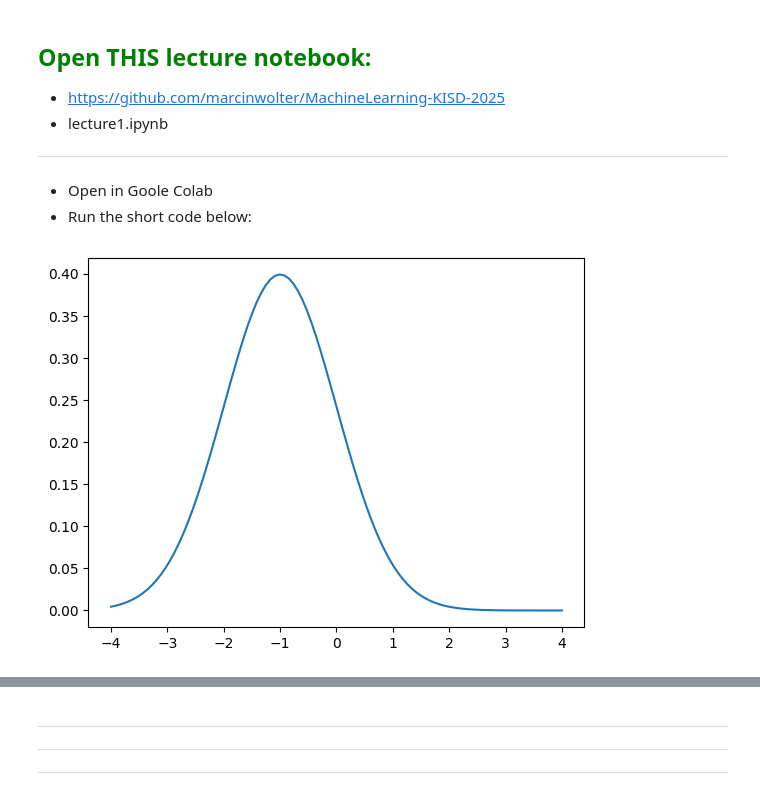
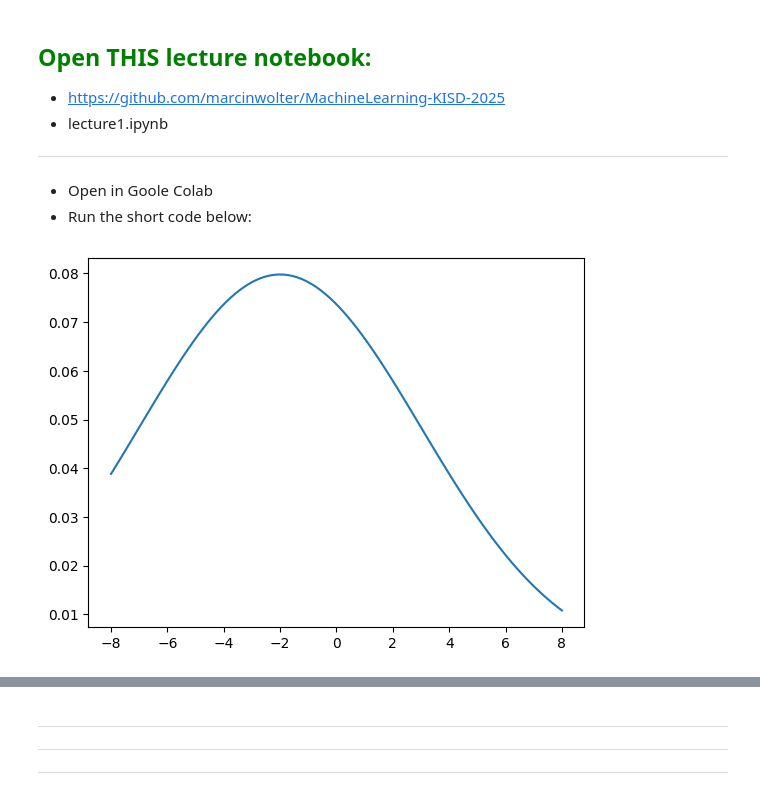
Before and after one commit to apsamanpreet/machine_learning_aps, a Jupyter notebook: lecture_1_aps.ipynb, the cells around one changed output, grey strips where cells are left out. Drawn from its saved outputs; the diff is of its cells as text; code cells hidden in the pictures.

```diff
--- a/lecture_1_aps.ipynb
+++ b/lecture_1_aps.ipynb
@@ -168,13 +167,13 @@ Try to modify and play with the code. It shows how to use graphics.
 # %%
 import numpy as np
 import matplotlib.pyplot as plt
 import scipy.stats as stats
 
-mu = -1
-std = 1
-x = np.linspace(start=-4, stop=4, num=100)
+mu = -2
+std = 5
+x = np.linspace(start=-8, stop=8, num=100)
 y = stats.norm.pdf(x, mu, std)
 plt.plot(x, y)
 plt.show()
 # %% [output]
-[figure, old version]
+[figure, new version]
```
Also changed, not shown: parts of 5 cells of this notebook.
